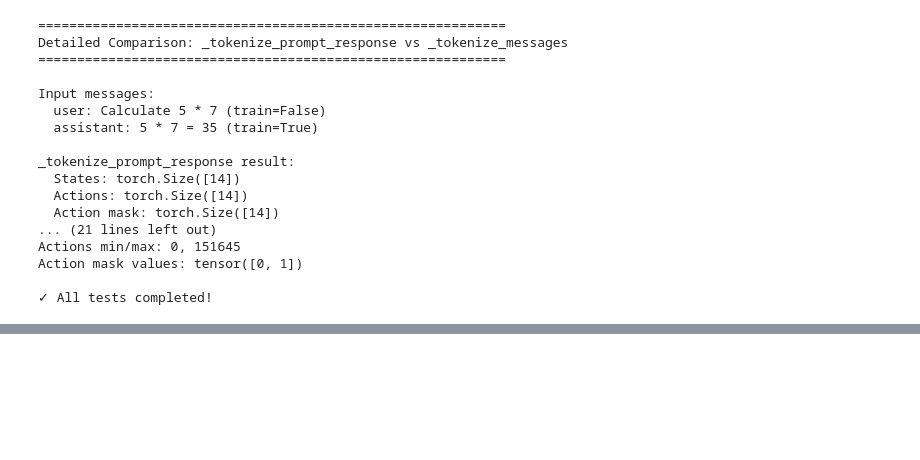
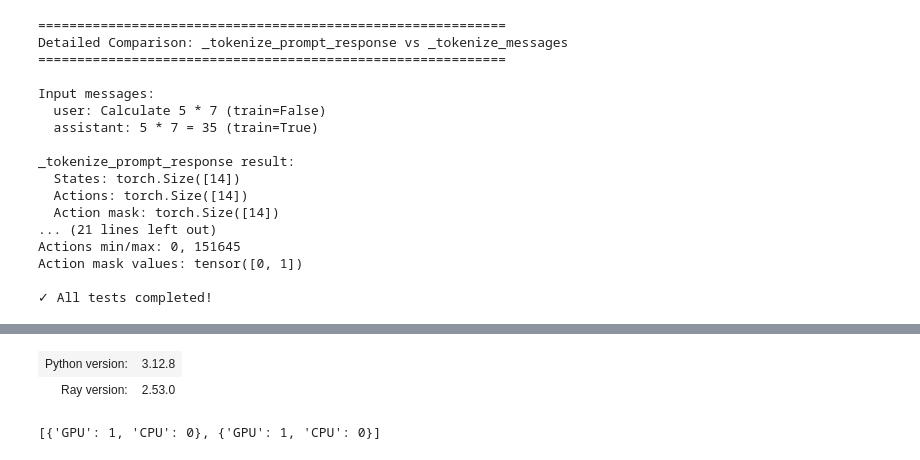
Before and after one commit to Athe-kunal/trainer, a Jupyter notebook: dev.ipynb, the cells around one changed output, grey strips where cells are left out. Saved outputs shown, nothing was run; the diff lists cells and outputs as text; code cells hidden in the pictures; blank space fills up the shorter version.

```diff
--- a/dev.ipynb
+++ b/dev.ipynb
@@ -1556,0 +1586,12 @@ print("\n✓ Edge case tests completed!")
+# %%
+os.environ["CUDA_VISIBLE_DEVICES"] = "2,3"
+os.environ["RAY_RUNTIME_ENV_SKIP_INSTALL"] = "1"
+ray.init(
+    runtime_env={
+        "excludes": [".venv/", ".git/", "*.pyc", "__pycache__/"],
+        "env_vars": {
+            "VIRTUAL_ENV": "",  # Unset VIRTUAL_ENV for Ray workers
+        },
+    }
+)
+# %% [output]
@@ -1556,0 +1599,6 @@ print("\n✓ Edge case tests completed!")
+| Python version: | 3.12.8 |
+| Ray version: | 2.53.0 |
+# %%
+[{"GPU": 1, "CPU": 0}] * 2
+# %% [output]
+[{'GPU': 1, 'CPU': 0}, {'GPU': 1, 'CPU': 0}]
```
Also changed, not shown: parts of 5 cells of this notebook, 15 other files.
